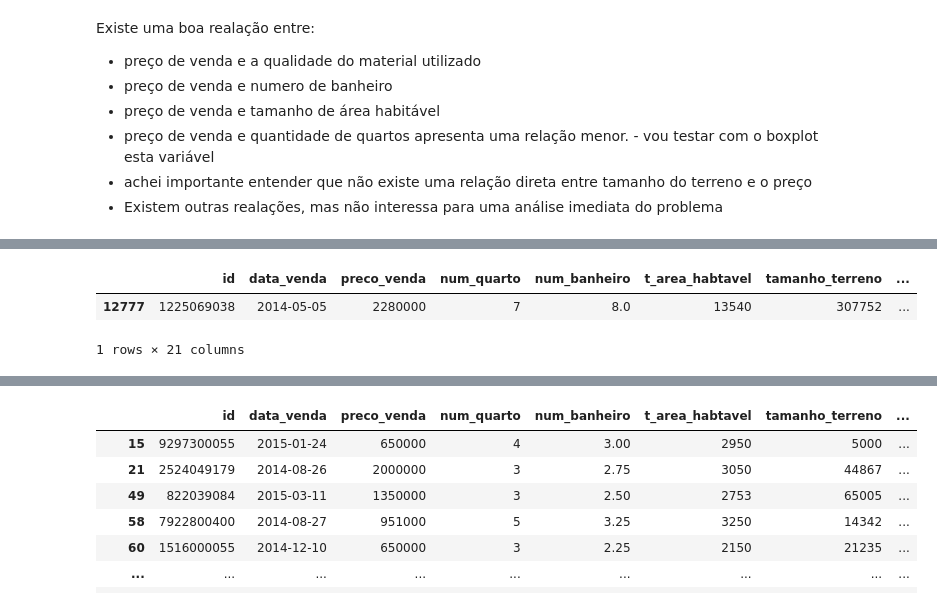
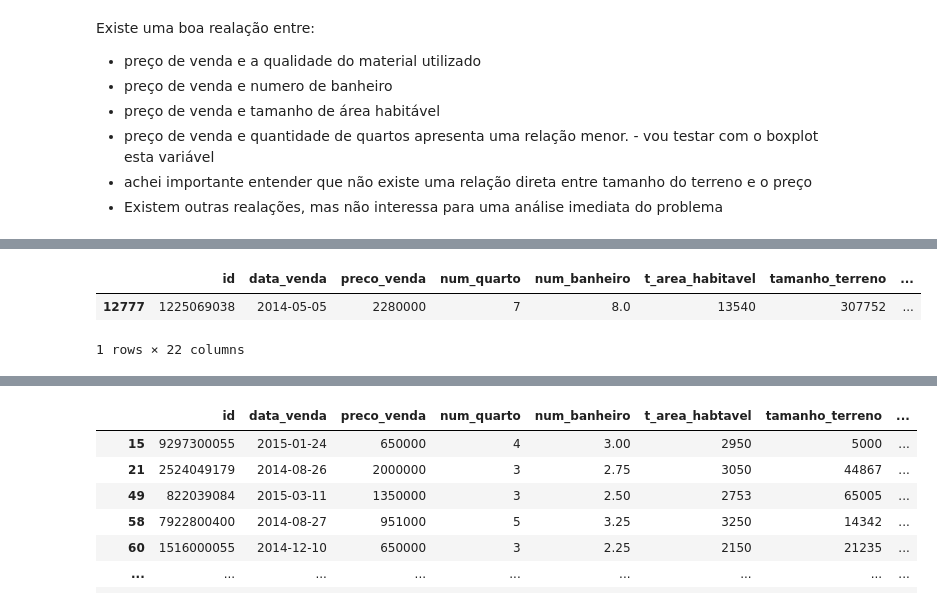
Before and after one commit to valdirdpg/curso-dnc, a Jupyter notebook: mini_projeto.ipynb, the cells around one changed output, grey strips where cells are left out. Saved outputs shown, nothing was run; the diff lists cells and outputs as text; code cells hidden in the pictures.

```diff
--- a/mini_projeto.ipynb
+++ b/mini_projeto.ipynb
@@ -339,9 +384,9 @@ gdispersao.show()
 # %%
 # Devido a um ponto fora da curva, no gráfico de dispersão entendi que poderia
 # se tratar de uma grande oportunidade, mas busco verificar se não teria sido erro de digitação
-house_teste = house_data[(house_data.t_area_habtavel==13540) & (house_data.qualidade_material_const > 10)]
+house_teste = house_data[(house_data.t_area_habitavel==13540) & (house_data.qualidade_material_const > 10)]
 house_teste
 # %% [output]
-|  | id | data_venda | preco_venda | num_quarto | num_banheiro | t_area_habtavel | tamanho_terreno | ... |
+|  | id | data_venda | preco_venda | num_quarto | num_banheiro | t_area_habitavel | tamanho_terreno | ... |
 | 12777 | 1225069038 | 2014-05-05 | 2280000 | 7 | 8.0 | 13540 | 307752 | ... |
-1 rows × 21 columns
+1 rows × 22 columns
```
Also changed, not shown: parts of 38 cells of this notebook.
